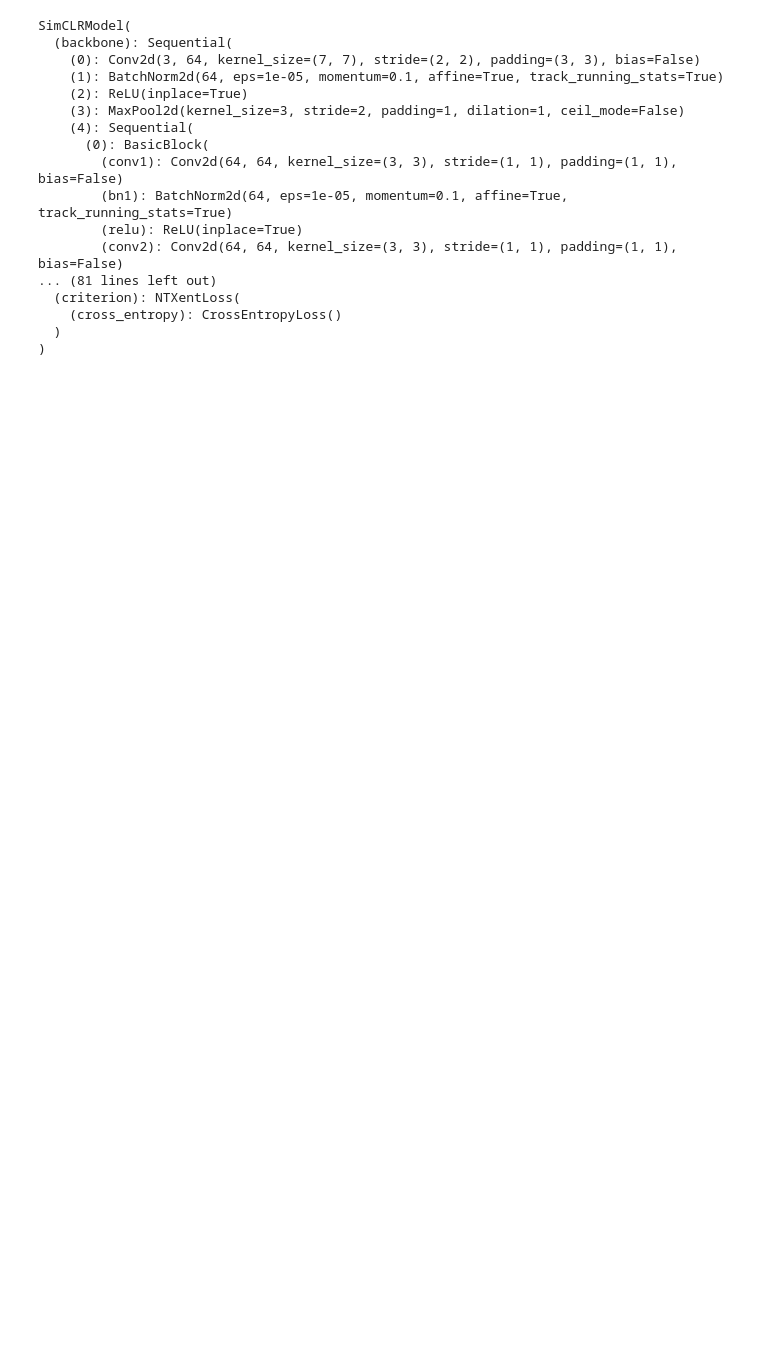
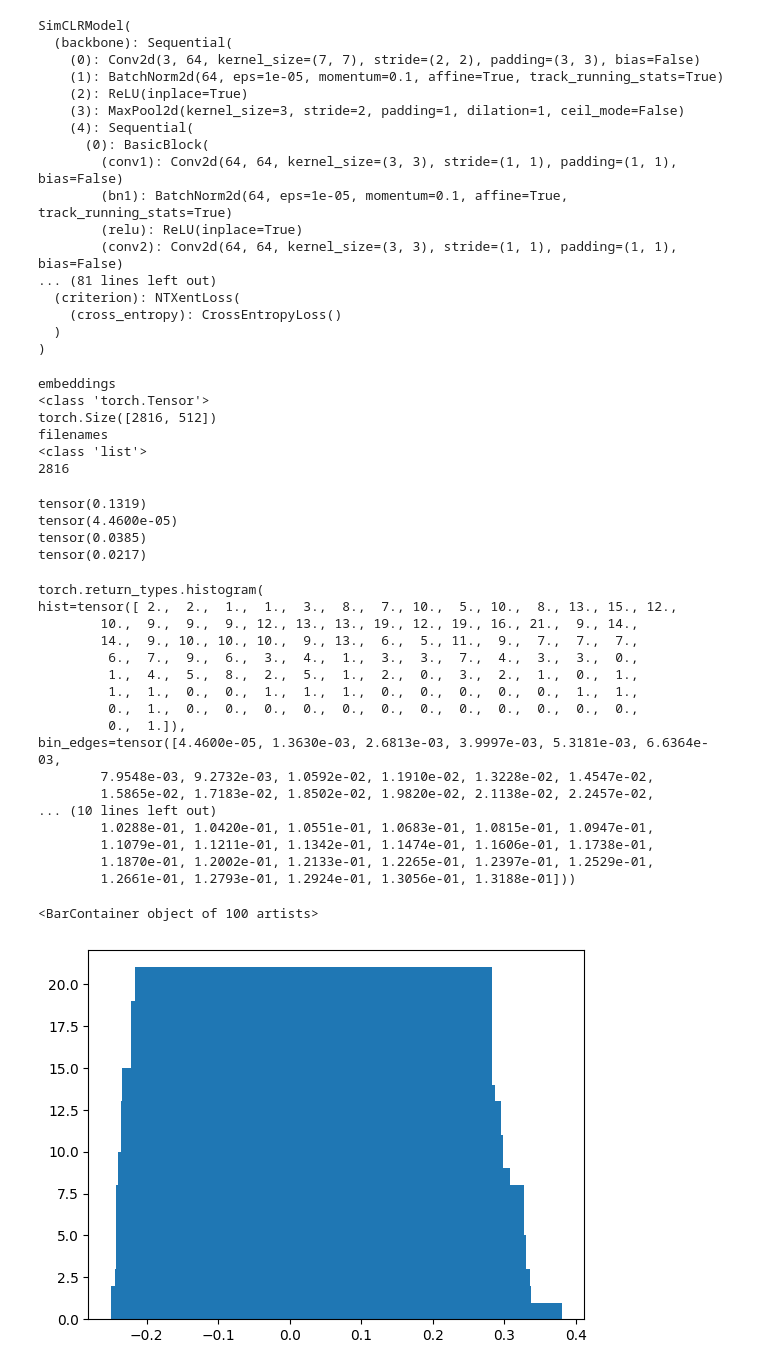
Before and after one commit to MKaczkow/ml_concepts, a Jupyter notebook: ideas/ssl/simcrl_mnist.ipynb, the cells around one changed output. Saved outputs shown, nothing was run; the diff lists cells and outputs as text; code cells hidden in the pictures; blank space fills up the shorter version.

```diff
--- a/ideas/ssl/simcrl_mnist.ipynb
+++ b/ideas/ssl/simcrl_mnist.ipynb
@@ -206,3 +322,6 @@ class SimCLRModel(pl.LightningModule):
 Train the module using the PyTorch Lightning Trainer on a single GPU.
 # %%
 model = SimCLRModel()
+# %%
+early_stopping_callback = EarlyStopping(monitor="train_loss_ssl", mode="min", patience=5)
+model_checkpoint_callback = ModelCheckpoint(monitor="train_loss_ssl", mode="min", save_top_k=1)
@@ -211,6 +332,7 @@ trainer = pl.Trainer(
     max_epochs=max_epochs,
     devices=1,
     accelerator=accelerator,
+    callbacks=[early_stopping_callback, model_checkpoint_callback],
 )
 # %% [output]
 GPU available: True (cuda), used: True
@@ -274,3 +397,55 @@ SimCLRModel(
     (cross_entropy): CrossEntropyLoss()
   )
 )
+# %%
+# let's use train dataloader for now
+embeddings, filenames = generate_embeddings(model, dataloader_test_simclr)
+# %%
+print("embeddings")
+print(type(embeddings))
+print(embeddings.shape)
+
+print("filenames")
+print(type(filenames))
+print(len(filenames))
+# %% [output]
+embeddings
+<class 'torch.Tensor'>
+torch.Size([2816, 512])
+filenames
+<class 'list'>
+2816
+# %%
+print(embeddings[0].max())
+print(embeddings[0].min())
+print(embeddings[0].mean())
+print(embeddings[0].std())
+# %% [output]
+tensor(0.1319)
+tensor(4.4600e-05)
+tensor(0.0385)
+tensor(0.0217)
+# %%
+print(embeddings[0].histogram())
+hist, bin_edges = embeddings[0].histogram(bins=100)
+plt.bar(bin_edges[:-1], hist, width=0.5)
+# %% [output]
+torch.return_types.histogram(
+hist=tensor([ 2.,  2.,  1.,  1.,  3.,  8.,  7., 10.,  5., 10.,  8., 13., 15., 12.,
+        10.,  9.,  9.,  9., 12., 13., 13., 19., 12., 19., 16., 21.,  9., 14.,
+        14.,  9., 10., 10., 10.,  9., 13.,  6.,  5., 11.,  9.,  7.,  7.,  7.,
+         6.,  7.,  9.,  6.,  3.,  4.,  1.,  3.,  3.,  7.,  4.,  3.,  3.,  0.,
+         1.,  4.,  5.,  8.,  2.,  5.,  1.,  2.,  0.,  3.,  2.,  1.,  0.,  1.,
+         1.,  1.,  0.,  0.,  1.,  1.,  1.,  0.,  0.,  0.,  0.,  0.,  1.,  1.,
+         0.,  1.,  0.,  0.,  0.,  0.,  0.,  0.,  0.,  0.,  0.,  0.,  0.,  0.,
+         0.,  1.]),
+bin_edges=tensor([4.4600e-05, 1.3630e-03, 2.6813e-03, 3.9997e-03, 5.3181e-03, 6.6364e-03,
+        7.9548e-03, 9.2732e-03, 1.0592e-02, 1.1910e-02, 1.3228e-02, 1.4547e-02,
+        1.5865e-02, 1.7183e-02, 1.8502e-02, 1.9820e-02, 2.1138e-02, 2.2457e-02,
+... (10 lines left out)
+        1.0288e-01, 1.0420e-01, 1.0551e-01, 1.0683e-01, 1.0815e-01, 1.0947e-01,
+        1.1079e-01, 1.1211e-01, 1.1342e-01, 1.1474e-01, 1.1606e-01, 1.1738e-01,
+        1.1870e-01, 1.2002e-01, 1.2133e-01, 1.2265e-01, 1.2397e-01, 1.2529e-01,
+        1.2661e-01, 1.2793e-01, 1.2924e-01, 1.3056e-01, 1.3188e-01]))
+<BarContainer object of 100 artists>
+[figure, added]
```
Also changed, not shown: parts of 26 cells of this notebook, 4 other files.
